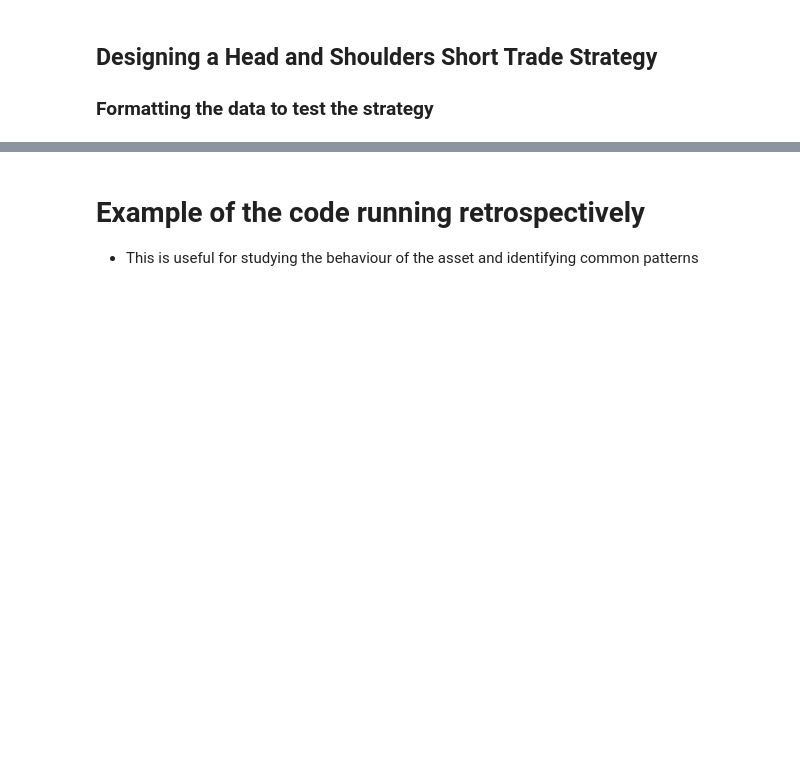
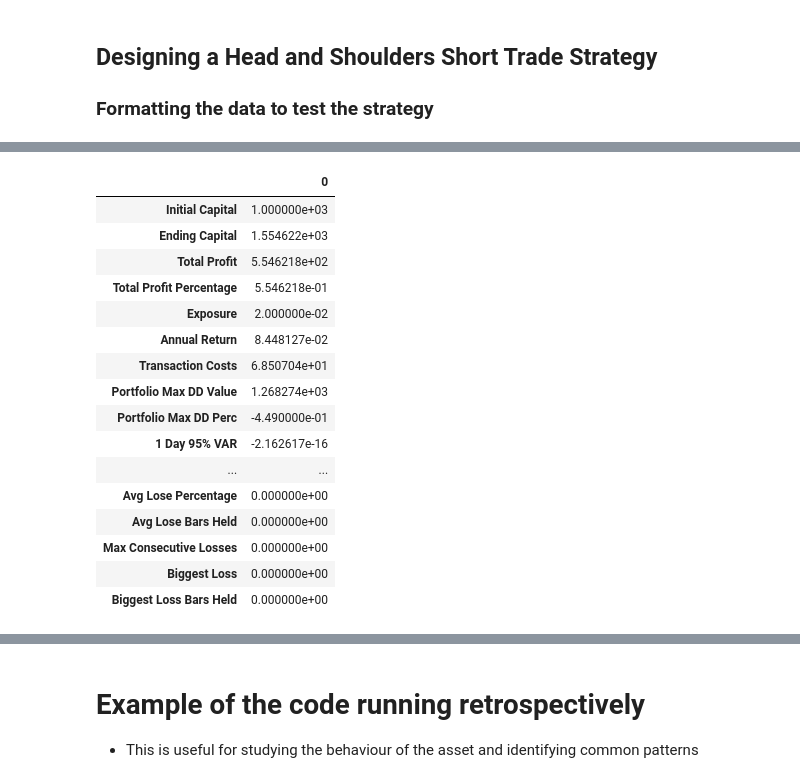
Before and after one commit to surajtirupati/TradingAlgorithms, a Jupyter notebook: HS Strategy Backtest (Chart Detection - Leo Smigel Code).ipynb, the cells around one changed output, grey strips where cells are left out. Saved outputs shown, nothing was run; the diff lists cells and outputs as text; code cells hidden in the pictures; blank space fills up the shorter version.

```diff
--- a/HS Strategy Backtest (Chart Detection - Leo Smigel Code).ipynb
+++ b/HS Strategy Backtest (Chart Detection - Leo Smigel Code).ipynb
@@ -381,0 +386,20 @@ plt.show()
+# %%
+strat.stats.T
+# %% [output]
+|  | 0 |
+| Initial Capital | 1.000000e+03 |
+| Ending Capital | 1.554622e+03 |
+| Total Profit | 5.546218e+02 |
+| Total Profit Percentage | 5.546218e-01 |
+| Exposure | 2.000000e-02 |
+| Annual Return | 8.448127e-02 |
+| Transaction Costs | 6.850704e+01 |
+| Portfolio Max DD Value | 1.268274e+03 |
+| Portfolio Max DD Perc | -4.490000e-01 |
+| 1 Day 95% VAR | -2.162617e-16 |
+| ... | ... |
+| Avg Lose Percentage | 0.000000e+00 |
+| Avg Lose Bars Held | 0.000000e+00 |
+| Max Consecutive Losses | 0.000000e+00 |
+| Biggest Loss | 0.000000e+00 |
+| Biggest Loss Bars Held | 0.000000e+00 |
```
Also changed, not shown: parts of 11 cells of this notebook, 2 other files.
